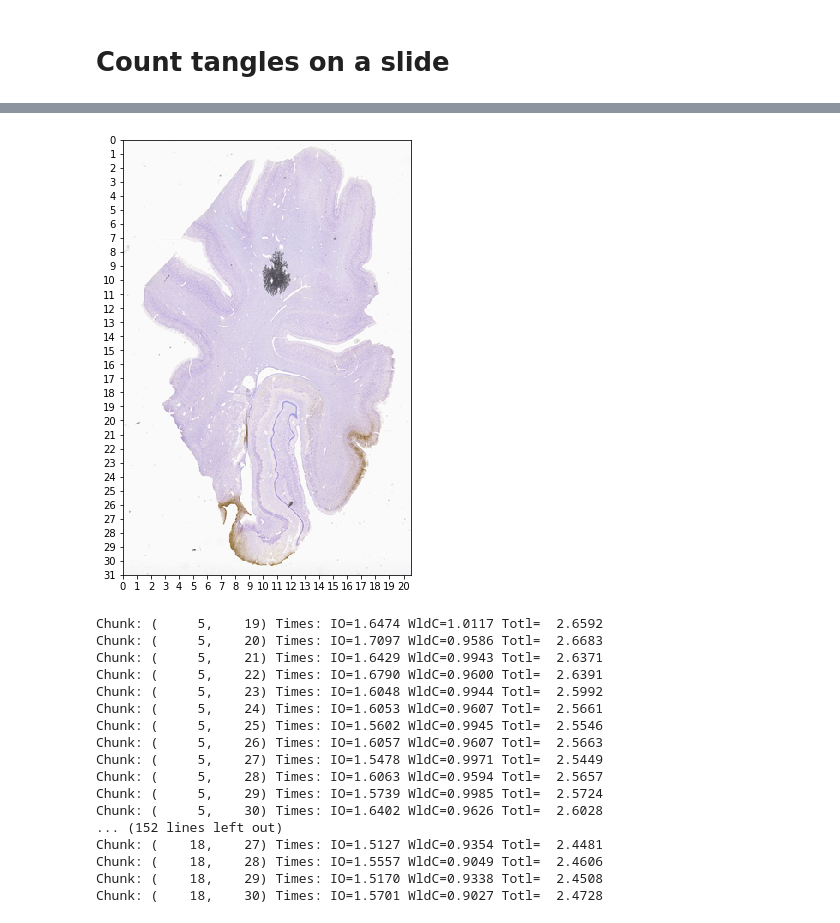
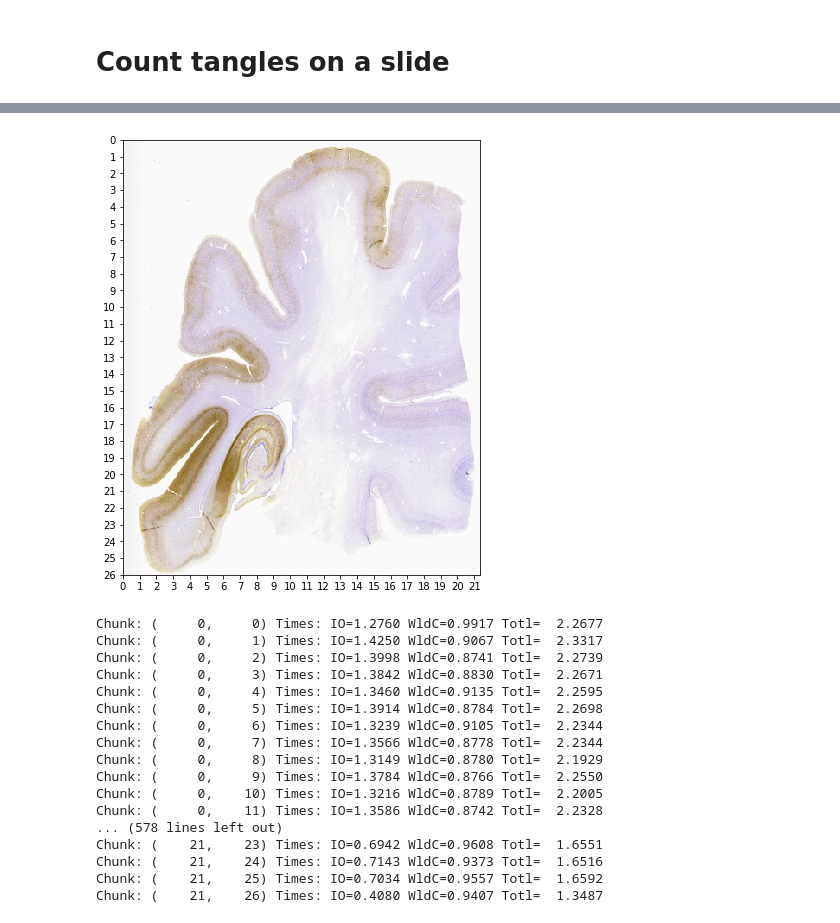
Before and after one commit to pyushkevich/tanglethon-ipynb, a Jupyter notebook: tangles-wcu-scanslide.ipynb, the cells around one changed output, grey strips where cells are left out. Cells and saved outputs as stored; diff of their text form; code cells hidden in the pictures.

```diff
--- a/tangles-wcu-scanslide.ipynb
+++ b/tangles-wcu-scanslide.ipynb
@@ -63,14 +64,15 @@ model_wildcat.eval()
 model_wildcat = model_wildcat.to(device)
 # %%
 # Read a slide and show thumbnail
-osl=openslide.OpenSlide('/home/pyushkevich/data/raw/HNL-33-18_HR3p_TAU_36.tif')
+# osl=openslide.OpenSlide('/home/pyushkevich/data/raw/HNL-33-18_HR3p_TAU_36.tif')
+osl=openslide.OpenSlide('/home/pyushkevich/data/raw/HNL-32-18_HR3a_TAU_36.tif')
 plt.figure(figsize=(16,8))
 plt.imshow(osl.get_thumbnail((512,512)), extent=(0,osl.level_dimensions[0][0]/4096,osl.level_dimensions[0][1]/4096,0))
 ax = plt.gca()
 plt.xticks(np.arange(0,osl.level_dimensions[0][0]/4096));
 plt.yticks(np.arange(0,osl.level_dimensions[0][1]/4096));
 # %% [output]
-[figure, old version]
+[figure, new version]
 # %%
 # Size of the training patch used to train wildcat, in raw pixels
 patch_size_raw = 512
@@ -113,8 +115,8 @@ out_dim=(n_win * window_size_out).astype(int)
 density=np.zeros((2, out_dim[0], out_dim[1]))
 
 # Range of pixels to scan
-u_range,v_range = (5,19),(19,31)
-#u_range,v_range = (0,n_win[0]),(0,n_win[1])
+#u_range,v_range = (5,19),(19,31)
+u_range,v_range = (0,n_win[0]),(0,n_win[1])
 
 # Range non-overlapping windows
 t_00 = timeit.default_timer()
@@ -176,22 +178,22 @@ for u in range(u_range[0], u_range[1]):
 out_dim_trim=np.round((slide_dim/out_pix_size)).astype(int)
 density=density[:,0:out_dim_trim[0],0:out_dim_trim[1]]
 # %% [output]
-Chunk: (     5,    19) Times: IO=1.6474 WldC=1.0117 Totl=  2.6592
-Chunk: (     5,    20) Times: IO=1.7097 WldC=0.9586 Totl=  2.6683
-Chunk: (     5,    21) Times: IO=1.6429 WldC=0.9943 Totl=  2.6371
-Chunk: (     5,    22) Times: IO=1.6790 WldC=0.9600 Totl=  2.6391
-Chunk: (     5,    23) Times: IO=1.6048 WldC=0.9944 Totl=  2.5992
-Chunk: (     5,    24) Times: IO=1.6053 WldC=0.9607 Totl=  2.5661
-Chunk: (     5,    25) Times: IO=1.5602 WldC=0.9945 Totl=  2.5546
-Chunk: (     5,    26) Times: IO=1.6057 WldC=0.9607 Totl=  2.5663
-Chunk: (     5,    27) Times: IO=1.5478 WldC=0.9971 Totl=  2.5449
-Chunk: (     5,    28) Times: IO=1.6063 WldC=0.9594 Totl=  2.5657
-Chunk: (     5,    29) Times: IO=1.5739 WldC=0.9985 Totl=  2.5724
-Chunk: (     5,    30) Times: IO=1.6402 WldC=0.9626 Totl=  2.6028
-... (152 lines left out)
-Chunk: (    18,    27) Times: IO=1.5127 WldC=0.9354 Totl=  2.4481
-Chunk: (    18,    28) Times: IO=1.5557 WldC=0.9049 Totl=  2.4606
-Chunk: (    18,    29) Times: IO=1.5170 WldC=0.9338 Totl=  2.4508
-Chunk: (    18,    30) Times: IO=1.5701 WldC=0.9027 Totl=  2.4728
+Chunk: (     0,     0) Times: IO=1.2760 WldC=0.9917 Totl=  2.2677
+Chunk: (     0,     1) Times: IO=1.4250 WldC=0.9067 Totl=  2.3317
+Chunk: (     0,     2) Times: IO=1.3998 WldC=0.8741 Totl=  2.2739
+Chunk: (     0,     3) Times: IO=1.3842 WldC=0.8830 Totl=  2.2671
+Chunk: (     0,     4) Times: IO=1.3460 WldC=0.9135 Totl=  2.2595
+Chunk: (     0,     5) Times: IO=1.3914 WldC=0.8784 Totl=  2.2698
+Chunk: (     0,     6) Times: IO=1.3239 WldC=0.9105 Totl=  2.2344
+Chunk: (     0,     7) Times: IO=1.3566 WldC=0.8778 Totl=  2.2344
+Chunk: (     0,     8) Times: IO=1.3149 WldC=0.8780 Totl=  2.1929
+Chunk: (     0,     9) Times: IO=1.3784 WldC=0.8766 Totl=  2.2550
+Chunk: (     0,    10) Times: IO=1.3216 WldC=0.8789 Totl=  2.2005
+Chunk: (     0,    11) Times: IO=1.3586 WldC=0.8742 Totl=  2.2328
+... (578 lines left out)
+Chunk: (    21,    23) Times: IO=0.6942 WldC=0.9608 Totl=  1.6551
+Chunk: (    21,    24) Times: IO=0.7143 WldC=0.9373 Totl=  1.6516
+Chunk: (    21,    25) Times: IO=0.7034 WldC=0.9557 Totl=  1.6592
+Chunk: (    21,    26) Times: IO=0.4080 WldC=0.9407 Totl=  1.3487
 # %%
 # Compute the default v_range
```
Also changed, not shown: parts of 7 cells of this notebook, 5 other files.
